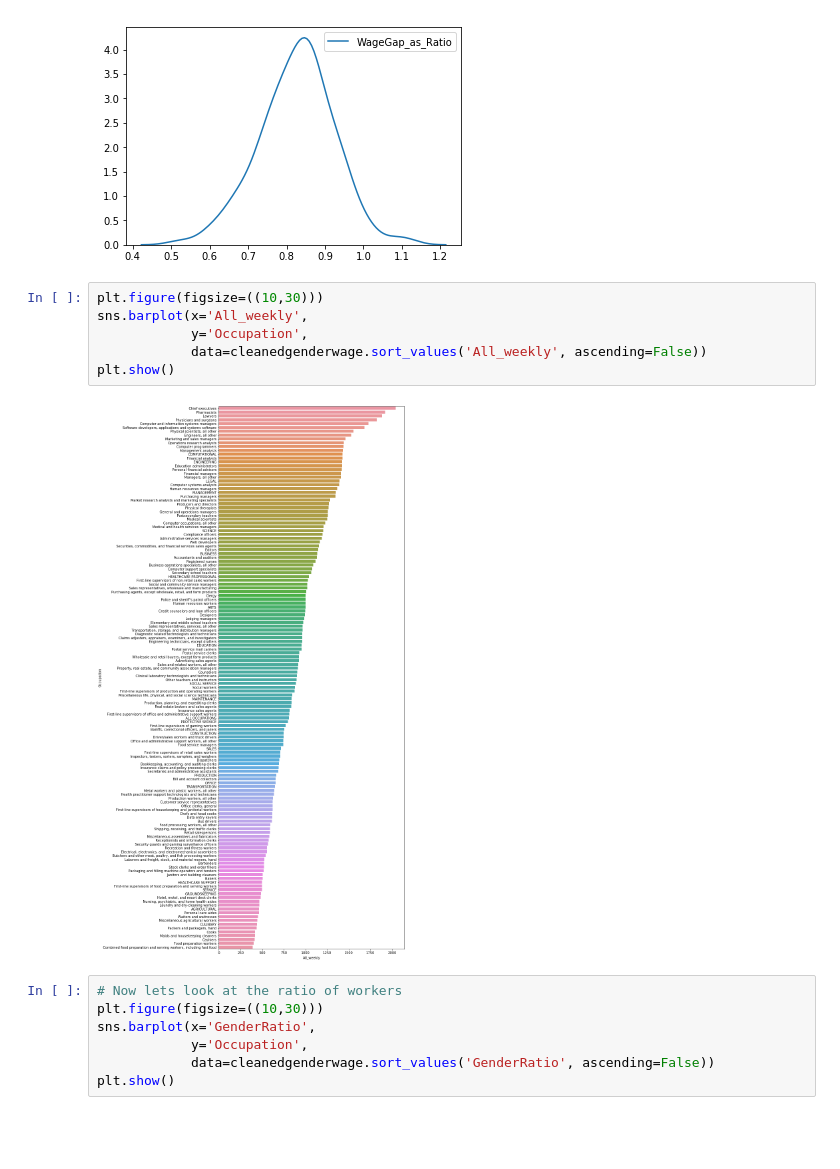
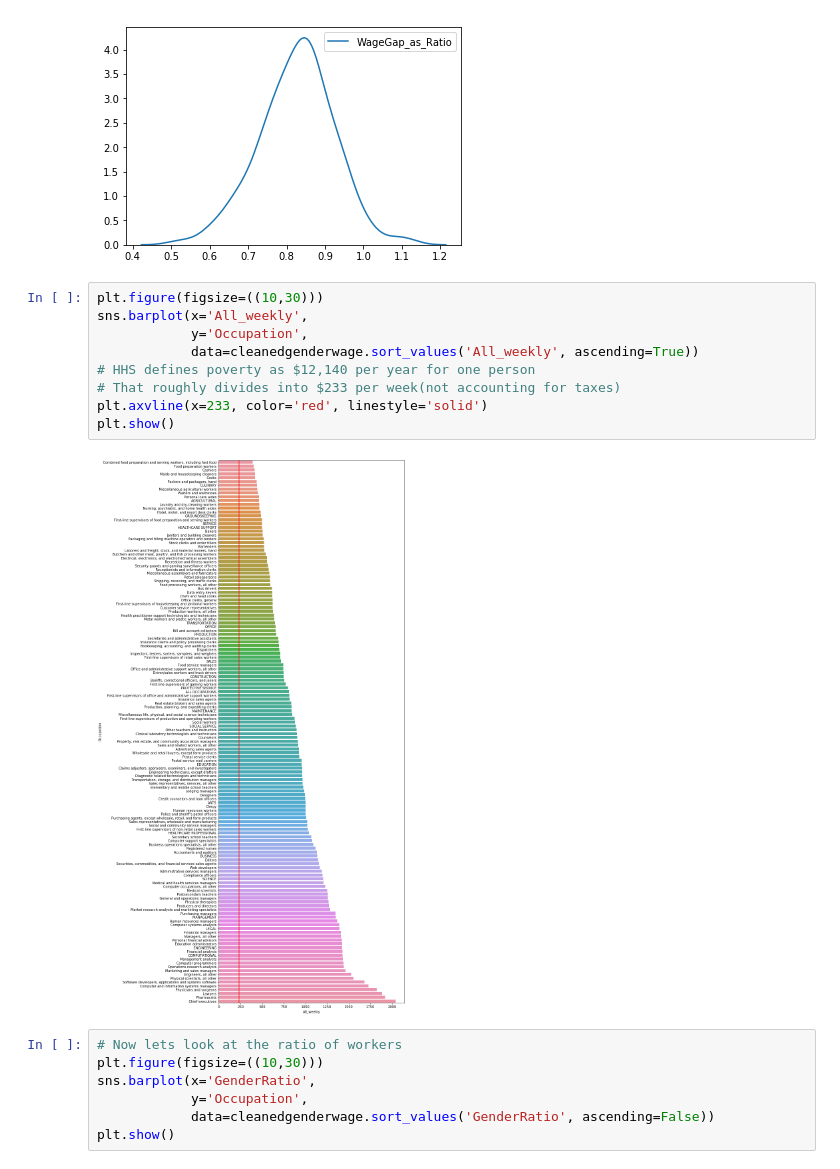
Before and after one commit to Schmidt8181/CapstoneProject, a Jupyter notebook: CapstoneProject.ipynb, the cells around one changed output. Drawn from its saved outputs; the diff is of its cells as text; blank space fills up the shorter version.

Commit message:
New visuals

```diff
--- a/CapstoneProject.ipynb
+++ b/CapstoneProject.ipynb
@@ -384,11 +375,14 @@ sns.kdeplot(data=cleanedgenderwage['WageGap_as_Ratio'])
 # %%
 plt.figure(figsize=((10,30)))
 sns.barplot(x='All_weekly',
             y='Occupation',
-            data=cleanedgenderwage.sort_values('All_weekly', ascending=False))
+            data=cleanedgenderwage.sort_values('All_weekly', ascending=True))
+# HHS defines poverty as $12,140 per year for one person
+# That roughly divides into $233 per week(not accounting for taxes)
+plt.axvline(x=233, color='red', linestyle='solid')
 plt.show()
 # %% [output]
-[figure, old version]
+[figure, new version]
 # %%
 # Now lets look at the ratio of workers
 plt.figure(figsize=((10,30)))
```
Also changed, not shown: parts of 12 cells of this notebook.
